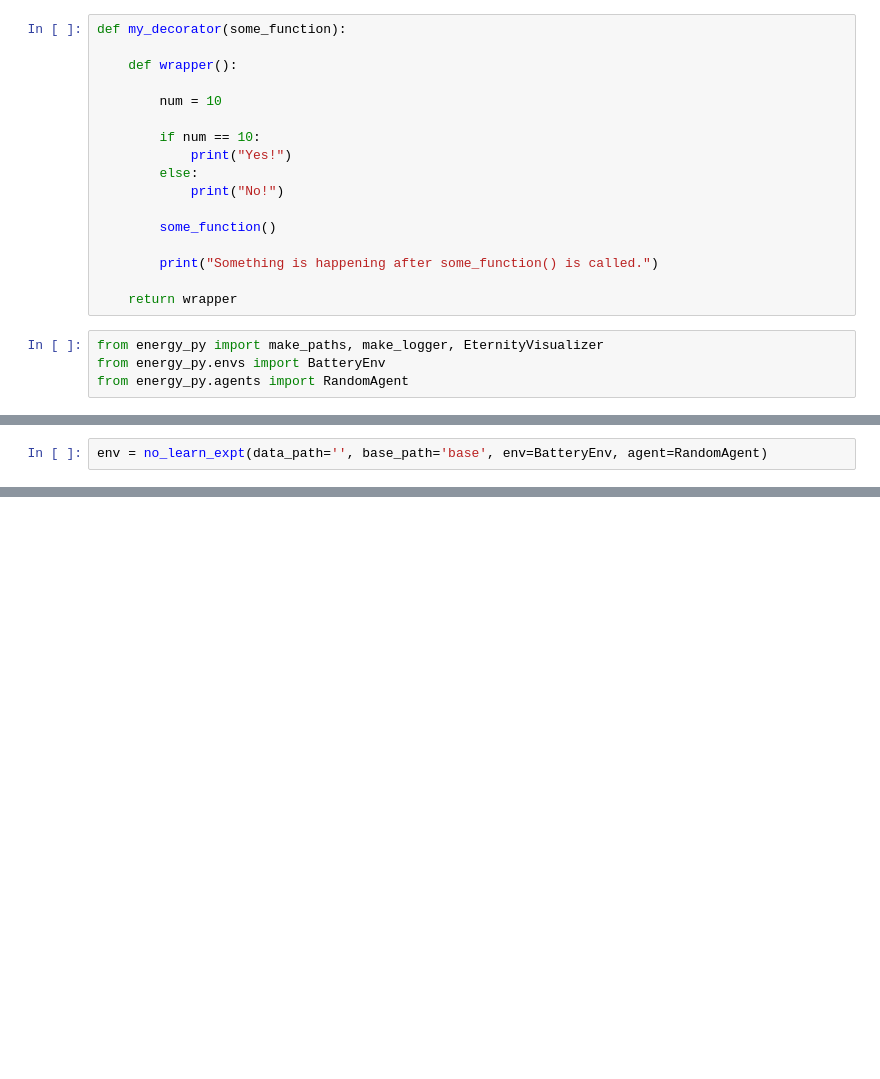
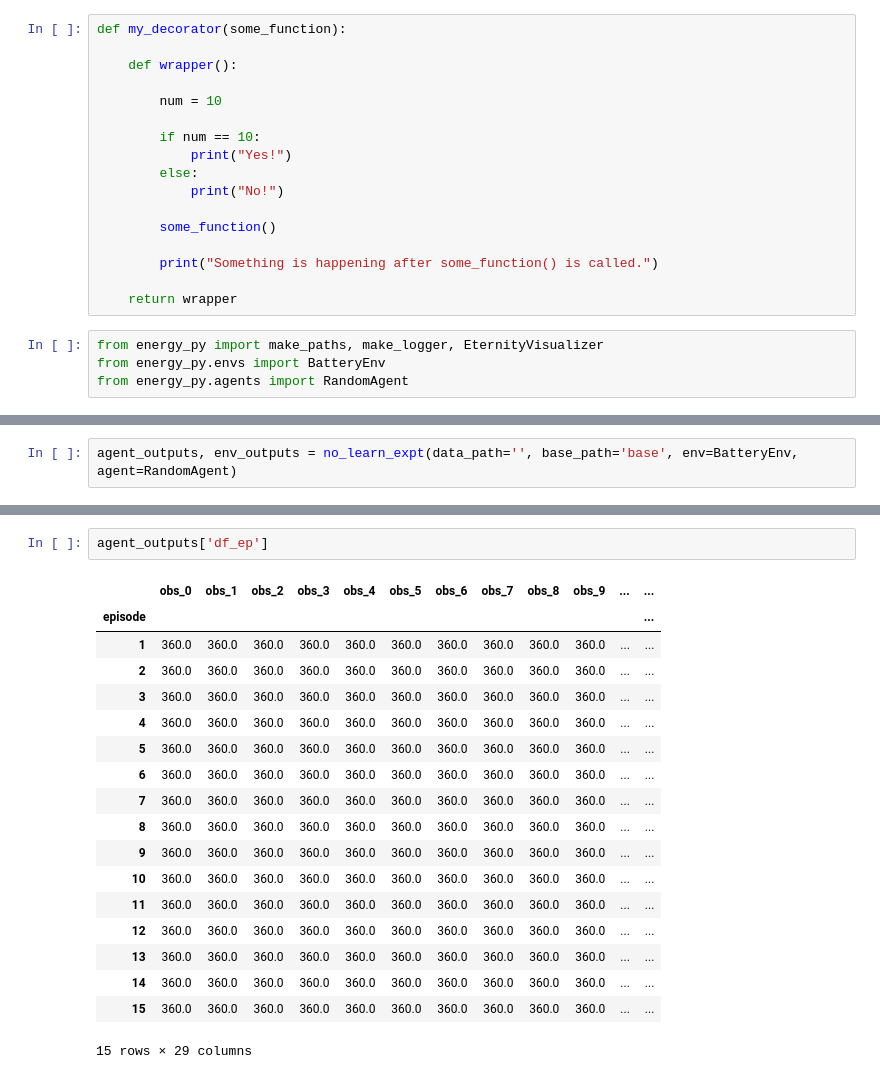
Before and after one commit to ADGEfficiency/energy-py, a Jupyter notebook: notebooks/expt_decorators/decorating experiments.ipynb, the cells around one changed output, grey strips where cells are left out. Drawn from its saved outputs; the diff is of its cells as text; blank space fills up the shorter version.

```diff
--- a/notebooks/expt_decorators/decorating experiments.ipynb
+++ b/notebooks/expt_decorators/decorating experiments.ipynb
@@ -95,4 +100,4 @@ def no_learn_expt(env, agent, EPISODES, DISCOUNT, OUTPUT_RESULTS, RESULTS_PATH):
     return agent_outputs, env_outputs
 # %%
-env = no_learn_expt(data_path='', base_path='base', env=BatteryEnv, agent=RandomAgent)
+agent_outputs, env_outputs = no_learn_expt(data_path='', base_path='base', env=BatteryEnv, agent=RandomAgent)
 # %% [output]
@@ -173,0 +181,21 @@ SystemError: <built-in method write of _io.BufferedWriter object at 0x...> retur
+# %%
+agent_outputs['df_ep']
+# %% [output]
+|  | obs_0 | obs_1 | obs_2 | obs_3 | obs_4 | obs_5 | obs_6 | obs_7 | obs_8 | obs_9 | ... | ... |
+| episode |  |  |  |  |  |  |  |  |  |  |  | ... |
+| 1 | 360.0 | 360.0 | 360.0 | 360.0 | 360.0 | 360.0 | 360.0 | 360.0 | 360.0 | 360.0 | ... | ... |
+| 2 | 360.0 | 360.0 | 360.0 | 360.0 | 360.0 | 360.0 | 360.0 | 360.0 | 360.0 | 360.0 | ... | ... |
+| 3 | 360.0 | 360.0 | 360.0 | 360.0 | 360.0 | 360.0 | 360.0 | 360.0 | 360.0 | 360.0 | ... | ... |
+| 4 | 360.0 | 360.0 | 360.0 | 360.0 | 360.0 | 360.0 | 360.0 | 360.0 | 360.0 | 360.0 | ... | ... |
+| 5 | 360.0 | 360.0 | 360.0 | 360.0 | 360.0 | 360.0 | 360.0 | 360.0 | 360.0 | 360.0 | ... | ... |
+| 6 | 360.0 | 360.0 | 360.0 | 360.0 | 360.0 | 360.0 | 360.0 | 360.0 | 360.0 | 360.0 | ... | ... |
+| 7 | 360.0 | 360.0 | 360.0 | 360.0 | 360.0 | 360.0 | 360.0 | 360.0 | 360.0 | 360.0 | ... | ... |
+| 8 | 360.0 | 360.0 | 360.0 | 360.0 | 360.0 | 360.0 | 360.0 | 360.0 | 360.0 | 360.0 | ... | ... |
+| 9 | 360.0 | 360.0 | 360.0 | 360.0 | 360.0 | 360.0 | 360.0 | 360.0 | 360.0 | 360.0 | ... | ... |
+| 10 | 360.0 | 360.0 | 360.0 | 360.0 | 360.0 | 360.0 | 360.0 | 360.0 | 360.0 | 360.0 | ... | ... |
+| 11 | 360.0 | 360.0 | 360.0 | 360.0 | 360.0 | 360.0 | 360.0 | 360.0 | 360.0 | 360.0 | ... | ... |
+| 12 | 360.0 | 360.0 | 360.0 | 360.0 | 360.0 | 360.0 | 360.0 | 360.0 | 360.0 | 360.0 | ... | ... |
+| 13 | 360.0 | 360.0 | 360.0 | 360.0 | 360.0 | 360.0 | 360.0 | 360.0 | 360.0 | 360.0 | ... | ... |
+| 14 | 360.0 | 360.0 | 360.0 | 360.0 | 360.0 | 360.0 | 360.0 | 360.0 | 360.0 | 360.0 | ... | ... |
+| 15 | 360.0 | 360.0 | 360.0 | 360.0 | 360.0 | 360.0 | 360.0 | 360.0 | 360.0 | 360.0 | ... | ... |
+15 rows × 29 columns
```
Also changed, not shown: parts of 3 cells of this notebook, 14 other files.
